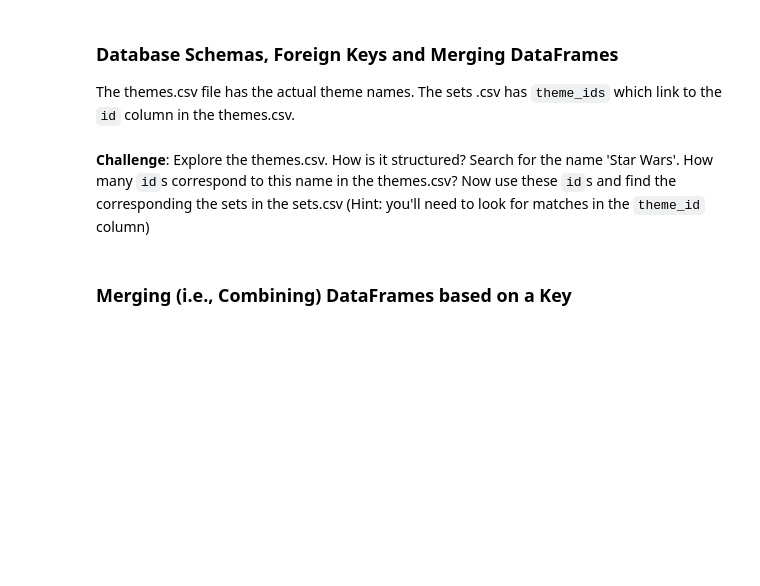
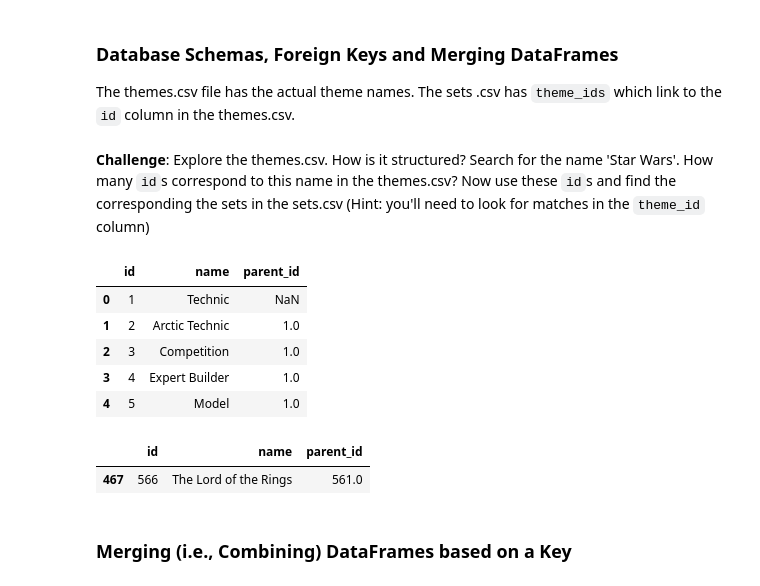
Before and after one commit to Lucasqrz1/100_Days_Of_Code, a Jupyter notebook: Day_74/LEGO Notebook and Data/Lego_Analysis_for_Course.ipynb, the cells around one changed output. Drawn from its saved outputs; the diff is of its cells as text; code cells hidden in the pictures; blank space fills up the shorter version.

```diff
--- a/Day_74/LEGO Notebook and Data/Lego_Analysis_for_Course.ipynb
+++ b/Day_74/LEGO Notebook and Data/Lego_Analysis_for_Course.ipynb
@@ -256,5 +269,20 @@ LEGO has licensed many hit franchises from Harry Potter to Marvel Super Heros to
 The themes.csv file has the actual theme names. The sets .csv has <code>theme_ids</code> which link to the <code>id</code> column in the themes.csv.
 # %% [markdown]
 **Challenge**: Explore the themes.csv. How is it structured? Search for the name 'Star Wars'. How many <code>id</code>s correspond to this name in the themes.csv? Now use these <code>id</code>s and find the corresponding the sets in the sets.csv (Hint: you'll need to look for matches in the <code>theme_id</code> column)
+# %%
+themes = pd.read_csv('data/themes.csv')
+themes.head()
+# %% [output]
+|  | id | name | parent_id |
+| 0 | 1 | Technic | NaN |
+| 1 | 2 | Arctic Technic | 1.0 |
+| 2 | 3 | Competition | 1.0 |
+| 3 | 4 | Expert Builder | 1.0 |
+| 4 | 5 | Model | 1.0 |
+# %%
+themes[themes.name == "The Lord of the Rings"]
+# %% [output]
+|  | id | name | parent_id |
+| 467 | 566 | The Lord of the Rings | 561.0 |
 # %% [markdown]
 ### Merging (i.e., Combining) DataFrames based on a Key
```
Also changed, not shown: parts of 11 cells of this notebook.
